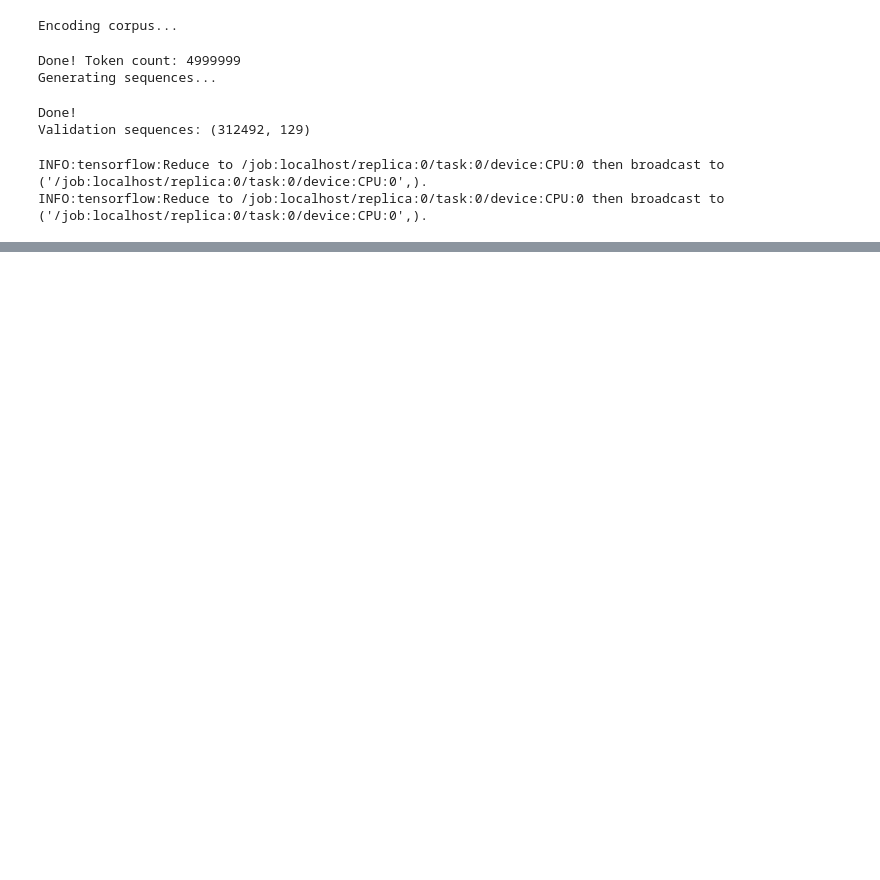
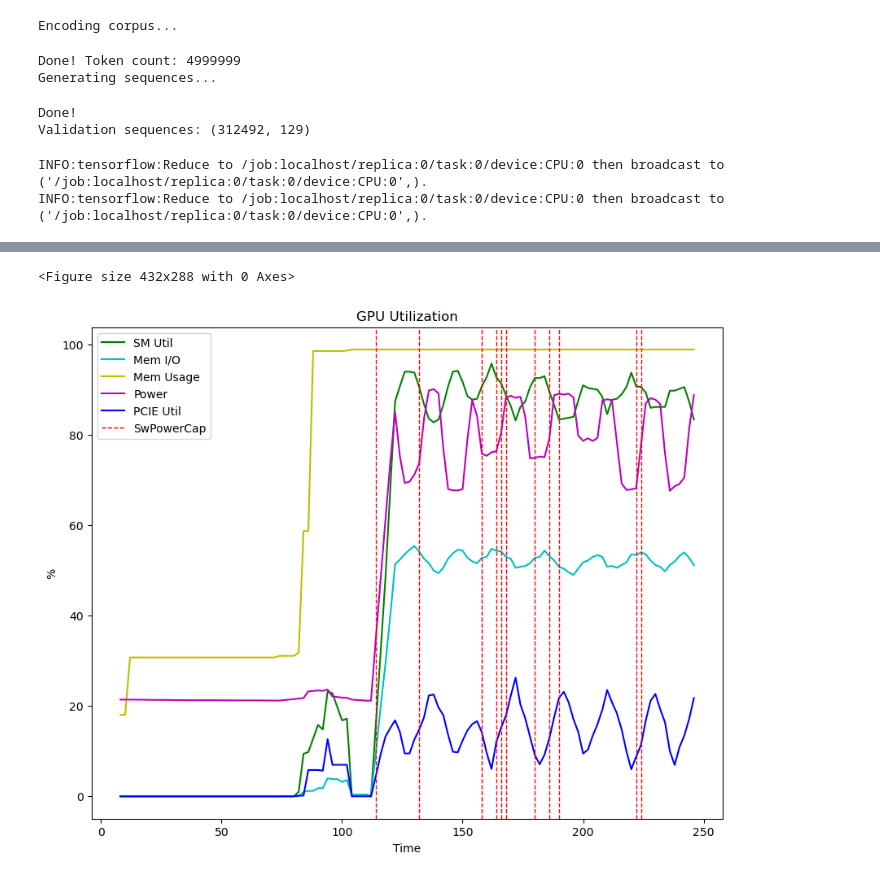
Before and after one commit to tlkh/xfmers, a Jupyter notebook: lm_pretraining.ipynb, the cells around one changed output, grey strips where cells are left out. Cells and saved outputs as stored; diff of their text form; code cells hidden in the pictures; blank space fills up the shorter version.

```diff
--- a/lm_pretraining.ipynb
+++ b/lm_pretraining.ipynb
@@ -207,2 +187,9 @@ callbacks = [
+# %%
+nv_stats = NVStats(gpu_index=0, interval=2)
+time_history = utils.TimeHistory()
+callbacks = [
+    time_history,
+    nv_stats,
+]
 # %%
 train_steps = int(list_seq.shape[0]/BATCH_SIZE)
@@ -218,5 +224,6 @@ print("Tokens/sec:", int(tokens_per_epoch/epoch_time))
 # %%
 nv_stats_recorder = nv_stats.recorder
-nvlink_stats_recorder = nvlink_stats.recorder
 nv_stats_recorder.plot_gpu_util(smooth=5)
-nvlink_stats_recorder.plot_nvlink_traffic(smooth=5)
+# %% [output]
+<Figure size 432x288 with 0 Axes>
+[figure, added]
```
Also changed, not shown: parts of 10 cells of this notebook, 4 other files.
